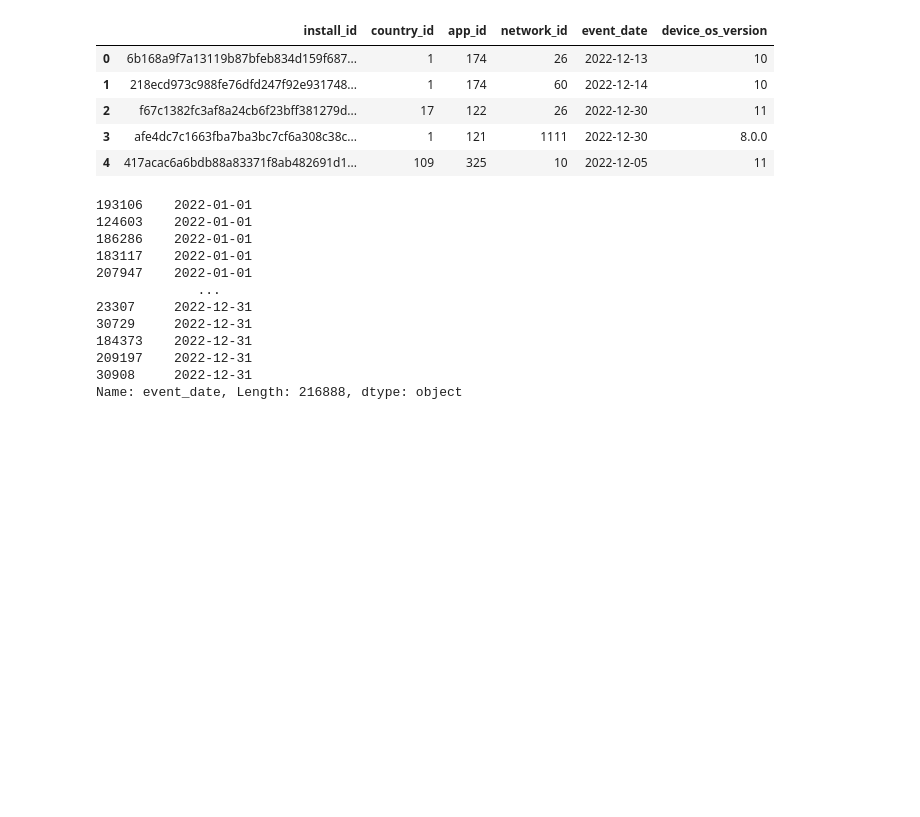
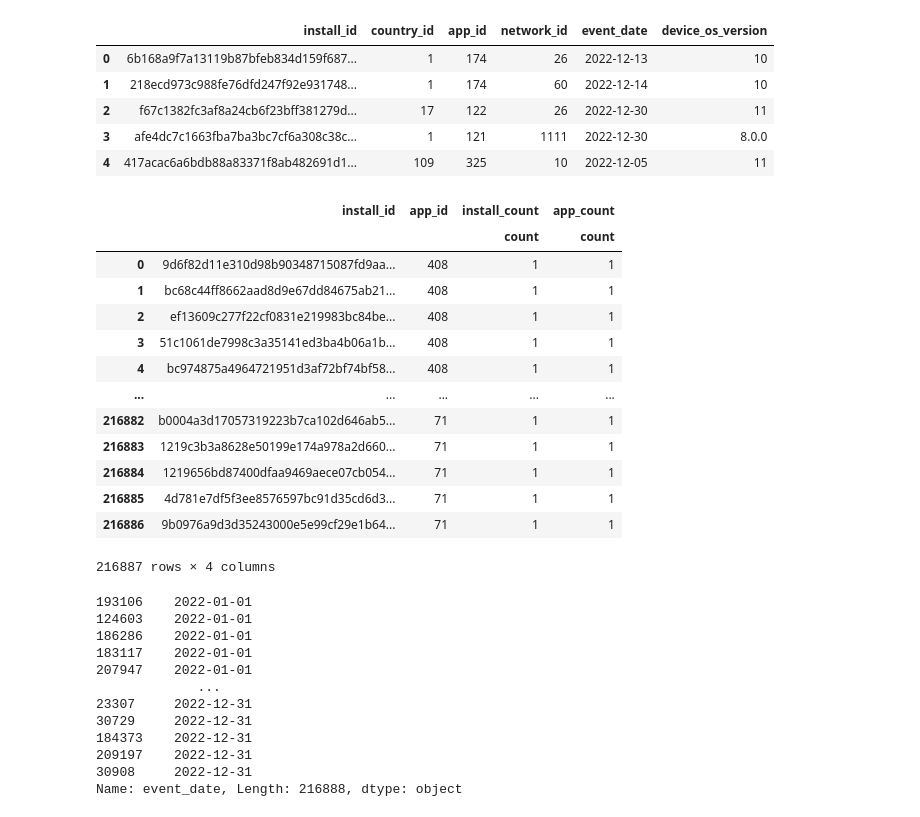
Before and after one commit to roshaan7zafar/JustDice, a Jupyter notebook: main.ipynb, the cells around one changed output. Drawn from its saved outputs; the diff is of its cells as text; code cells hidden in the pictures; blank space fills up the shorter version.

Commit message:
install_per_app_counts

```diff
--- a/main.ipynb
+++ b/main.ipynb
@@ -20,6 +20,26 @@ installs_df.head()
 | 2 | f67c1382fc3af8a24cb6f23bff381279d... | 17 | 122 | 26 | 2022-12-30 | 11 |
 | 3 | afe4dc7c1663fba7ba3bc7cf6a308c38c... | 1 | 121 | 1111 | 2022-12-30 | 8.0.0 |
 | 4 | 417acac6a6bdb88a83371f8ab482691d1... | 109 | 325 | 10 | 2022-12-05 | 11 |
+# %%
+install_app = installs_df.groupby(['install_id','app_id']).agg({'install_id': ['count'],'app_id':['count']})\
+    .rename(columns={'install_id':'install_count','app_id':'app_count'}).sort_values(ascending=False,by=['app_id']).reset_index()
+install_app
+# .size().sort_values(ascending=False).reset_index(name='country_count_per_id')
+# %% [output]
+|  | install_id | app_id | install_count | app_count |
+|  |  |  | count | count |
+| 0 | 9d6f82d11e310d98b90348715087fd9aa... | 408 | 1 | 1 |
+| 1 | bc68c44ff8662aad8d9e67dd84675ab21... | 408 | 1 | 1 |
+| 2 | ef13609c277f22cf0831e219983bc84be... | 408 | 1 | 1 |
+| 3 | 51c1061de7998c3a35141ed3ba4b06a1b... | 408 | 1 | 1 |
+| 4 | bc974875a4964721951d3af72bf74bf58... | 408 | 1 | 1 |
+| ... | ... | ... | ... | ... |
+| 216882 | b0004a3d17057319223b7ca102d646ab5... | 71 | 1 | 1 |
+| 216883 | 1219c3b3a8628e50199e174a978a2d660... | 71 | 1 | 1 |
+| 216884 | 1219656bd87400dfaa9469aece07cb054... | 71 | 1 | 1 |
+| 216885 | 4d781e7df5f3ee8576597bc91d35cd6d3... | 71 | 1 | 1 |
+| 216886 | 9b0976a9d3d35243000e5e99cf29e1b64... | 71 | 1 | 1 |
+216887 rows × 4 columns
 # %%
 installs_df.event_date.sort_values()
 # %% [output]
```
Also changed, not shown: parts of 1 cell of this notebook.
